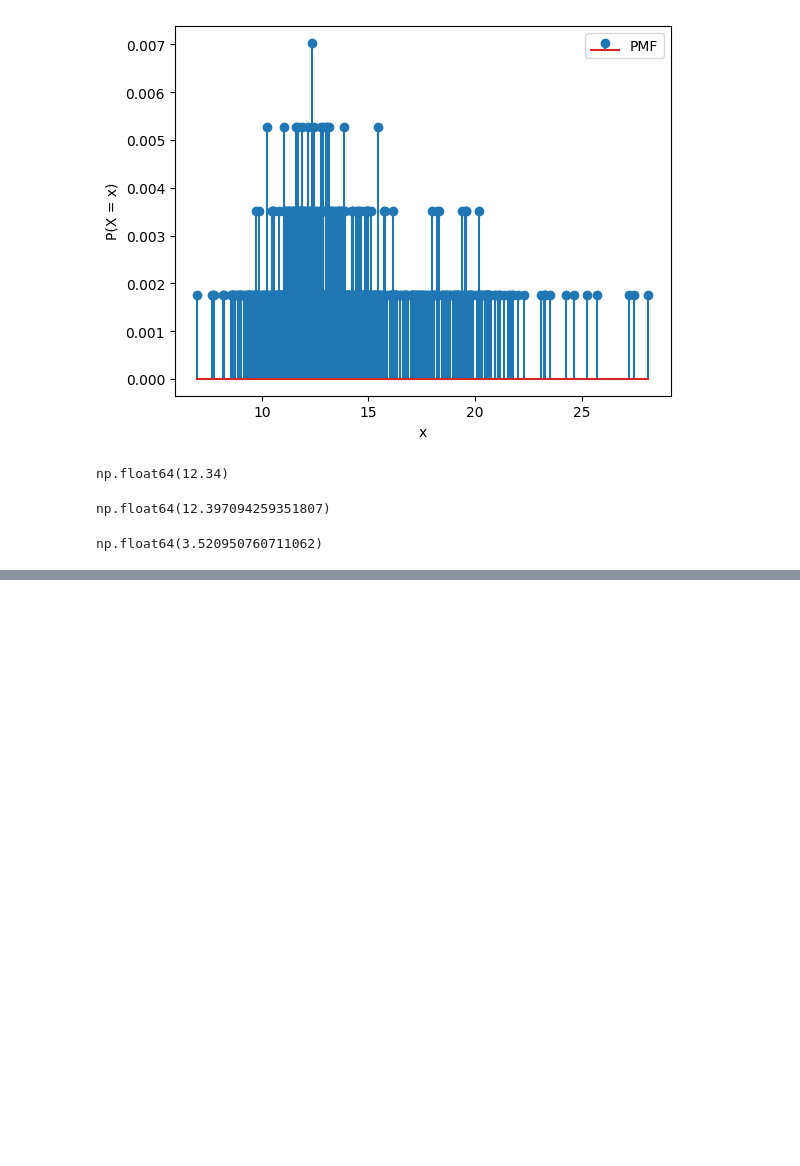
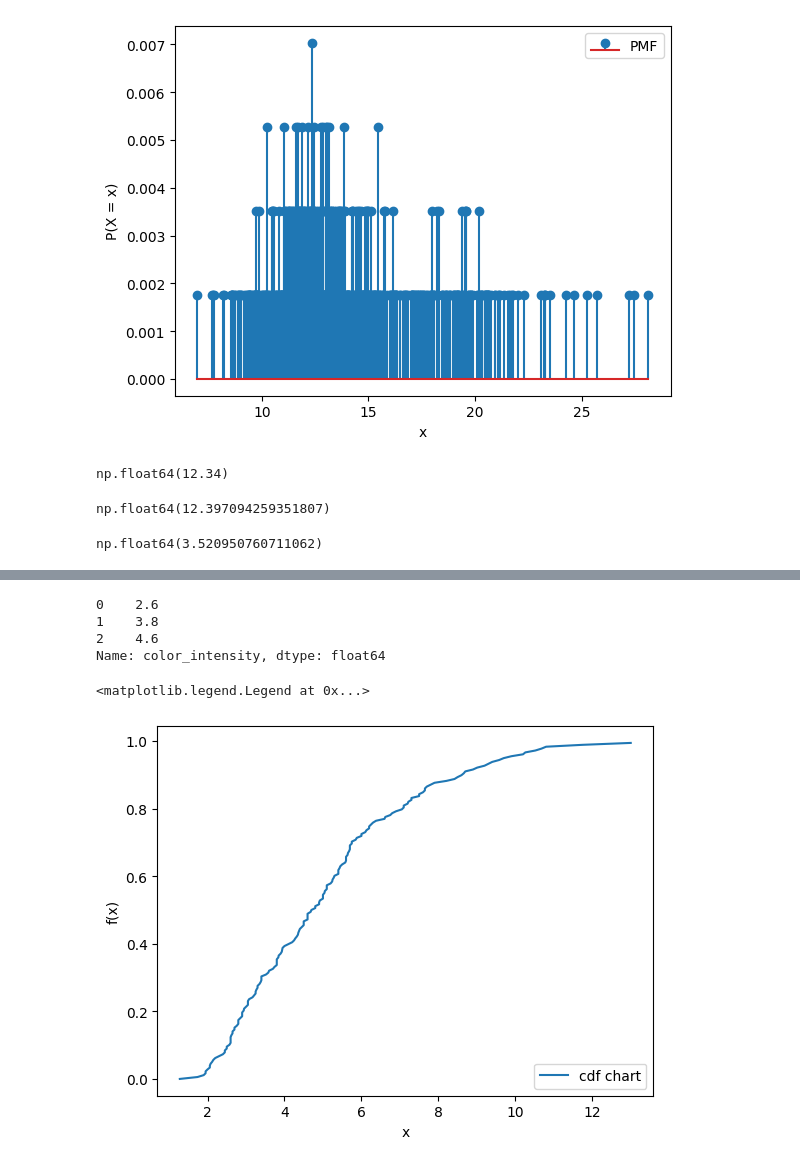
Before and after one commit to axrorbusan/zakoai, a Jupyter notebook: m1/2_dars/axror_code2.ipynb, the cells around one changed output, grey strips where cells are left out. Drawn from its saved outputs; the diff is of its cells as text; code cells hidden in the pictures; blank space fills up the shorter version.

```diff
--- a/m1/2_dars/axror_code2.ipynb
+++ b/m1/2_dars/axror_code2.ipynb
@@ -196,0 +199,5 @@ np.float64(3.520950760711062)
+# %%
+from sklearn import datasets
+wine = datasets.load_wine(as_frame=True)
+df=wine.frame
+df.head(10)
@@ -196,0 +216,27 @@ np.float64(3.520950760711062)
+# %%
+data_frame = df['color_intensity']
+#data_frame.mean()
+#data_frame.median()
+data_frame.mode()
+# %% [output]
+0    2.6
+1    3.8
+2    4.6
+Name: color_intensity, dtype: float64
+# %%
+data = df['color_intensity'].values.tolist()
+import numpy as np
+
+def calculate_cdf(data):
+    sorted_data = sorted(data)
+    return sorted_data, np.arange(0,1,1/len(sorted_data))
+
+x,y=calculate_cdf(data)
+import matplotlib.pyplot as plt
+plt.plot(x,y,label='cdf chart')
+plt.xlabel('x')
+plt.ylabel('f(x)')
+plt.legend(loc='lower right')
+# %% [output]
+<matplotlib.legend.Legend at 0x...>
+[figure, added]
```
Also changed, not shown: parts of 10 cells of this notebook, 2 other files.
